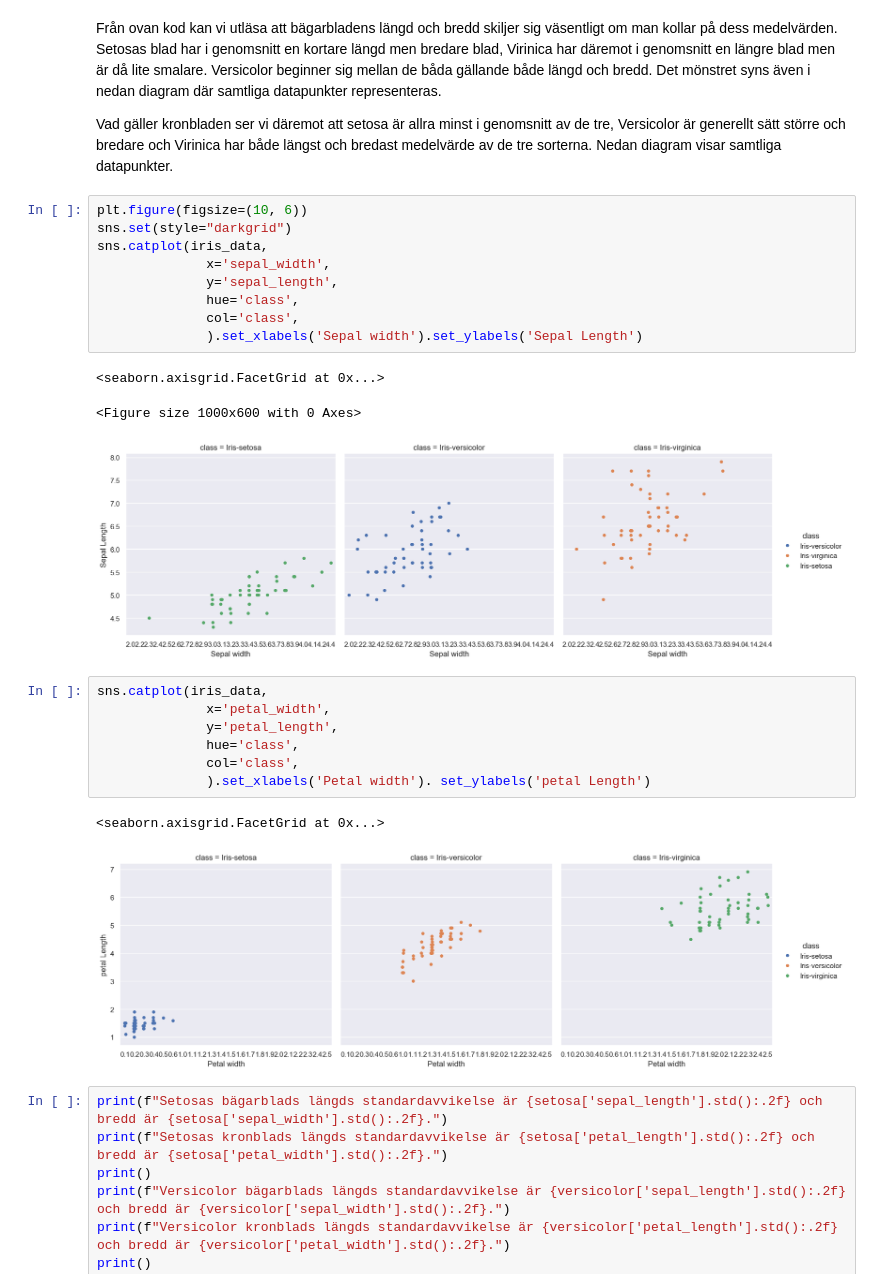
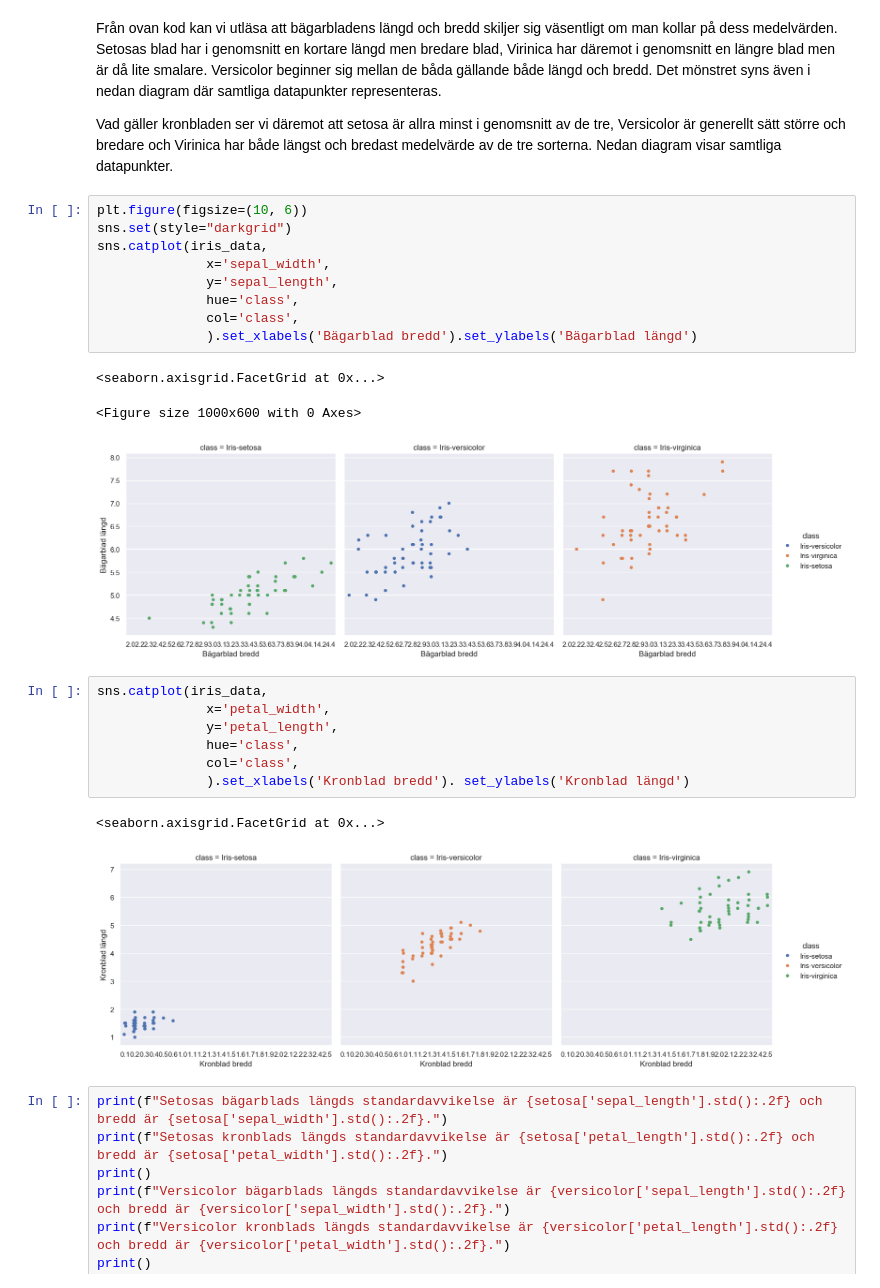
Before and after one commit to DeerBay/Statistics-Julia-Sjoholm, a Jupyter notebook: Lab/flower.ipynb, the cells around one changed output. Saved outputs shown, nothing was run; the diff lists cells and outputs as text.

```diff
--- a/Lab/flower.ipynb
+++ b/Lab/flower.ipynb
@@ -104,26 +105,26 @@ Vad gäller kronbladen ser vi däremot att setosa är allra minst i genomsnitt a
 # %%
 plt.figure(figsize=(10, 6))
 sns.set(style="darkgrid")
 sns.catplot(iris_data,
               x='sepal_width',
               y='sepal_length',
               hue='class',
               col='class',
-              ).set_xlabels('Sepal width').set_ylabels('Sepal Length')
+              ).set_xlabels('Bägarblad bredd').set_ylabels('Bägarblad längd')
 # %% [output]
 <seaborn.axisgrid.FacetGrid at 0x...>
 <Figure size 1000x600 with 0 Axes>
-[figure, old version]
+[figure, new version]
 # %%
 sns.catplot(iris_data,
               x='petal_width',
               y='petal_length',
               hue='class',
               col='class',
-              ).set_xlabels('Petal width'). set_ylabels('petal Length')
+              ).set_xlabels('Kronblad bredd'). set_ylabels('Kronblad längd')
 # %% [output]
 <seaborn.axisgrid.FacetGrid at 0x...>
-[figure, old version]
+[figure, new version]
 # %%
 print(f"Setosas bägarblads längds standardavvikelse är {setosa['sepal_length'].std():.2f} och bredd är {setosa['sepal_width'].std():.2f}.")
 print(f"Setosas kronblads längds standardavvikelse är {setosa['petal_length'].std():.2f} och bredd är {setosa['petal_width'].std():.2f}.")
```
Also changed, not shown: parts of 8 cells of this notebook.
